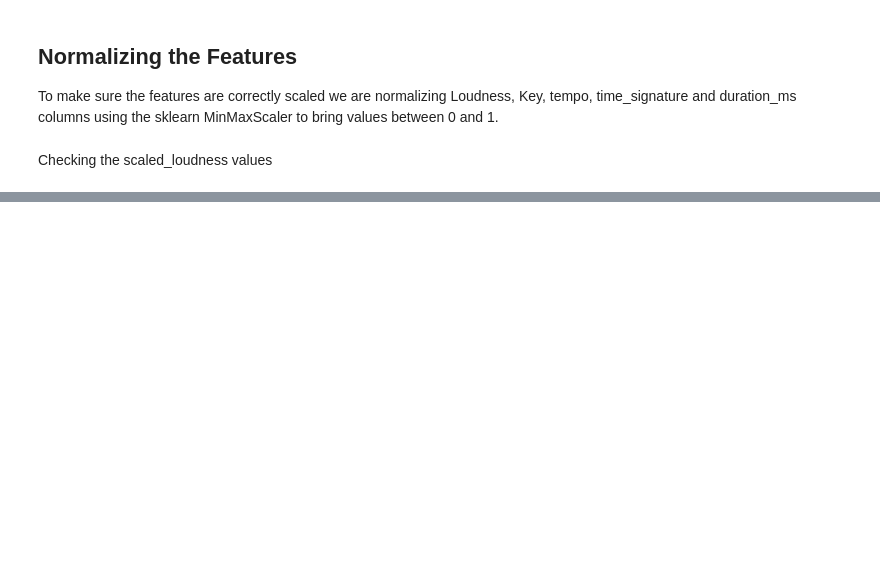
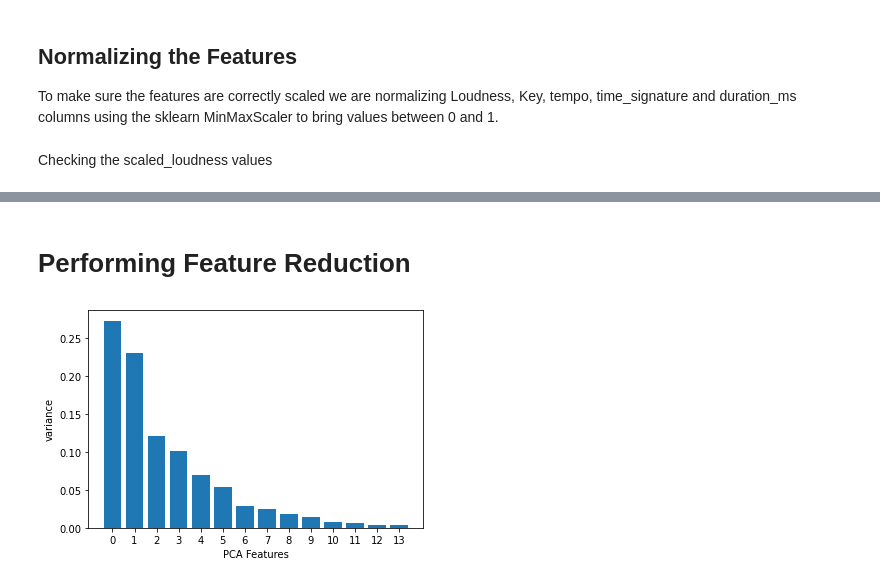
Before and after one commit to Devanshi-123/Mood-Detection, a Jupyter notebook: Mood_Prediction.ipynb, the cells around one changed output, grey strips where cells are left out. Saved outputs shown, nothing was run; the diff lists cells and outputs as text; code cells hidden in the pictures; blank space fills up the shorter version.

Commit message:
Performing Feature Engineering

```diff
--- a/Mood_Prediction.ipynb
+++ b/Mood_Prediction.ipynb
@@ -27,7 +27,7 @@ import warnings
 # %% [markdown]
 ## Importing the dataset
 # %%
-songs = pd.read_csv("/content/data.csv")
+songs = pd.read_csv("/content/drive/My Drive/data.csv")
 
 songs.info()
 # %% [output]
@@ -129,11 +125,10 @@ tempo = features[['tempo']].values
 time_signature = features[['time_signature']].values
 duration_ms = features[['duration_ms']].values
 
-
-scaled_loudness = min_max_scaler.fit_transform(loudness)
-scaled_key = min_max_scaler.fit_transform(key)
-scaled_tempo= min_max_scaler.fit_transform(tempo)
-scaled_time_signature= min_max_scaler.fit_transform(time_signature)
-scaled_duration = min_max_scaler.fit_transform(duration_ms)
+features[['loudness']] = min_max_scaler.fit_transform(loudness)
+features[['key']] = min_max_scaler.fit_transform(key)
+features[['tempo']]= min_max_scaler.fit_transform(tempo)
+features[['time_signature']]= min_max_scaler.fit_transform(time_signature)
+features[['duration_ms']] = min_max_scaler.fit_transform(duration_ms)
 # %% [markdown]
 Checking the scaled_loudness values
@@ -143,0 +150,15 @@ scaled_loudness.min(),scaled_loudness.max()
+# %% [markdown]
+# Performing Feature Reduction
+# %%
+#Feature Reduction as with the help of this graph we can see the features having high variance
+from sklearn.decomposition import PCA
+pca = PCA()
+pca.fit(features)
+xfeatures = range(pca.n_components_)
+plt.bar(xfeatures,pca.explained_variance_)
+plt.xticks(xfeatures)
+plt.xlabel('PCA Features')
+plt.ylabel('variance')
+plt.show()
+# %% [output]
+[figure, added]
```
Also changed, not shown: parts of 8 cells of this notebook.
